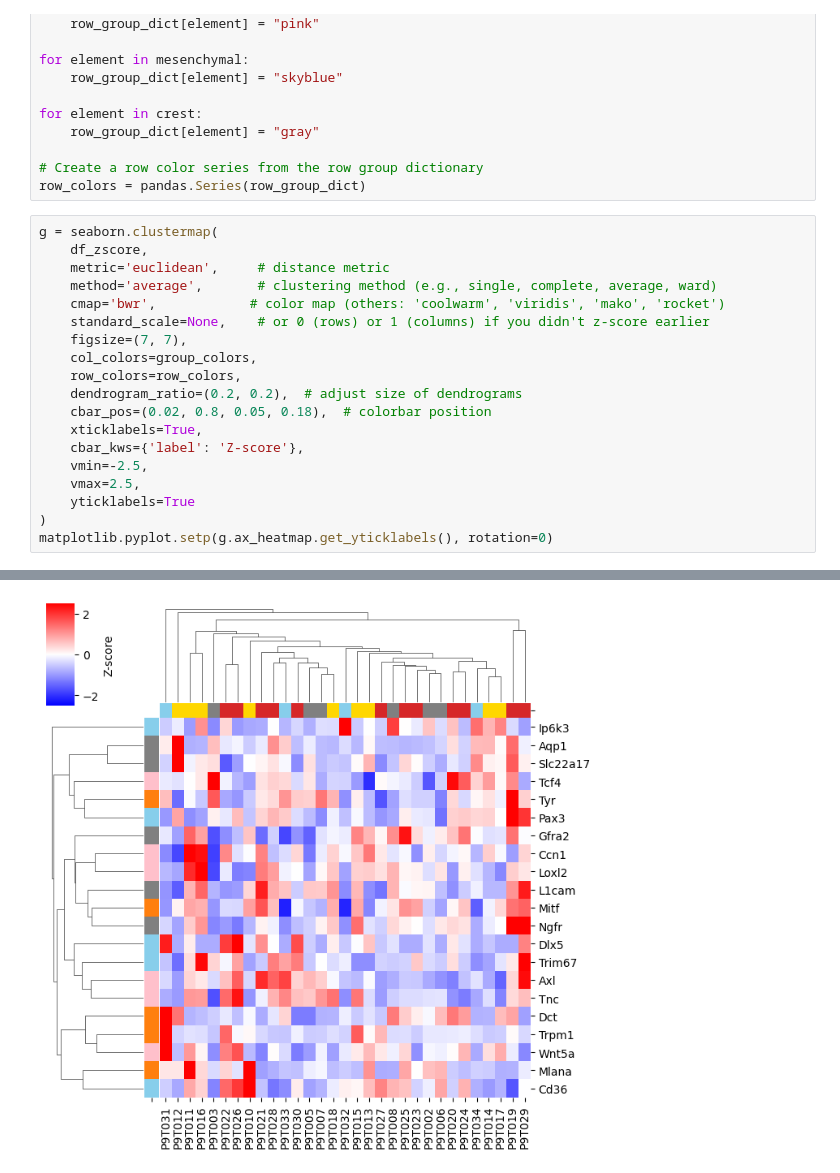
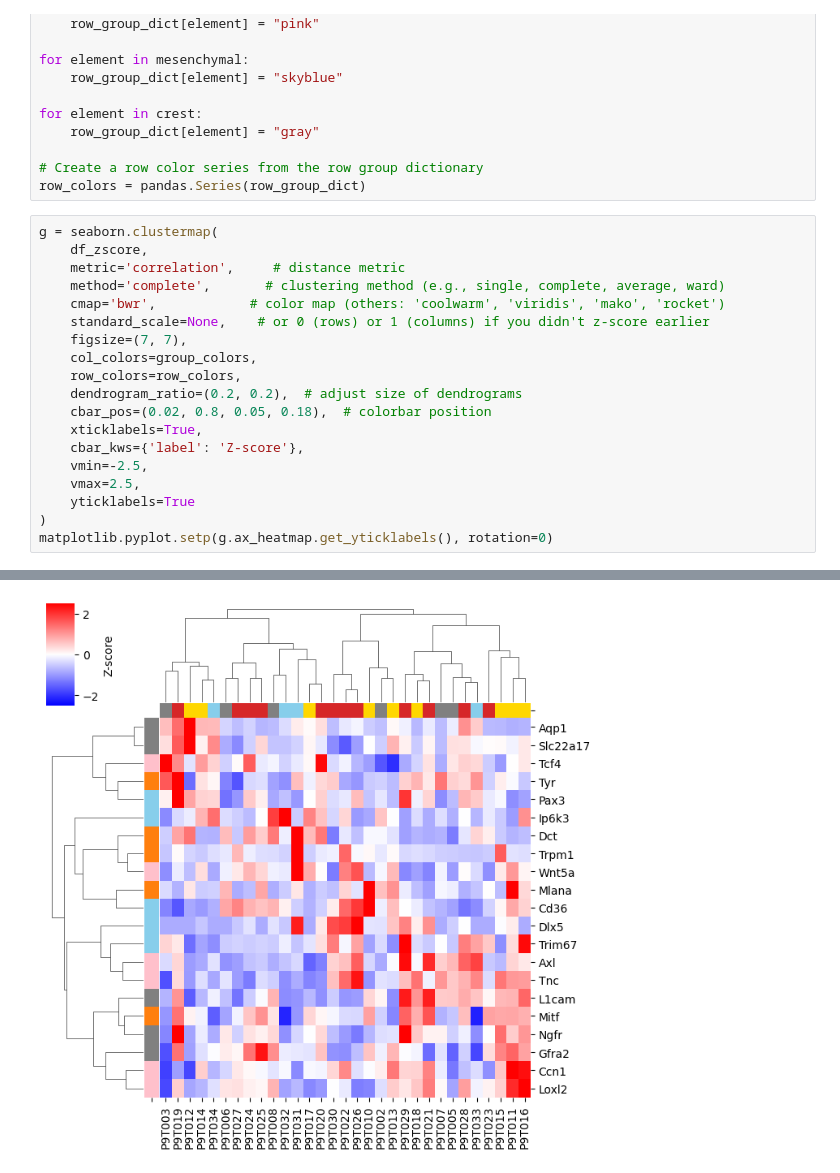
Before and after one commit to adelomana/BMCBF, a Jupyter notebook: research/029_orsay/005.target_analysis/heatmap.ipynb, the cells around one changed output, grey strips where cells are left out. Drawn from its saved outputs; the diff is of its cells as text.

```diff
--- a/research/029_orsay/005.target_analysis/heatmap.ipynb
+++ b/research/029_orsay/005.target_analysis/heatmap.ipynb
@@ -182,38 +182,38 @@ row_colors = pandas.Series(row_group_dict)
 # %%
 g = seaborn.clustermap(
     df_zscore,
-    metric='euclidean',     # distance metric
-    method='average',       # clustering method (e.g., single, complete, average, ward)
+    metric='correlation',     # distance metric
+    method='complete',       # clustering method (e.g., single, complete, average, ward)
     cmap='bwr',            # color map (others: 'coolwarm', 'viridis', 'mako', 'rocket')
     standard_scale=None,    # or 0 (rows) or 1 (columns) if you didn't z-score earlier
     figsize=(7, 7),
     col_colors=group_colors,
     row_colors=row_colors,
     dendrogram_ratio=(0.2, 0.2),  # adjust size of dendrograms
     cbar_pos=(0.02, 0.8, 0.05, 0.18),  # colorbar position
     xticklabels=True,
     cbar_kws={'label': 'Z-score'},
     vmin=-2.5,
     vmax=2.5,
     yticklabels=True
 )
 matplotlib.pyplot.setp(g.ax_heatmap.get_yticklabels(), rotation=0)
 # %% [output]
 [None,
  None,
  None,
  None,
  None,
  None,
  None,
  None,
  None,
  None,
  None,
  None,
 ... (5 lines left out)
  None,
  None,
  None,
  None]
-[figure, old version]
+[figure, new version]
```
Also changed, not shown: 7 other files.
